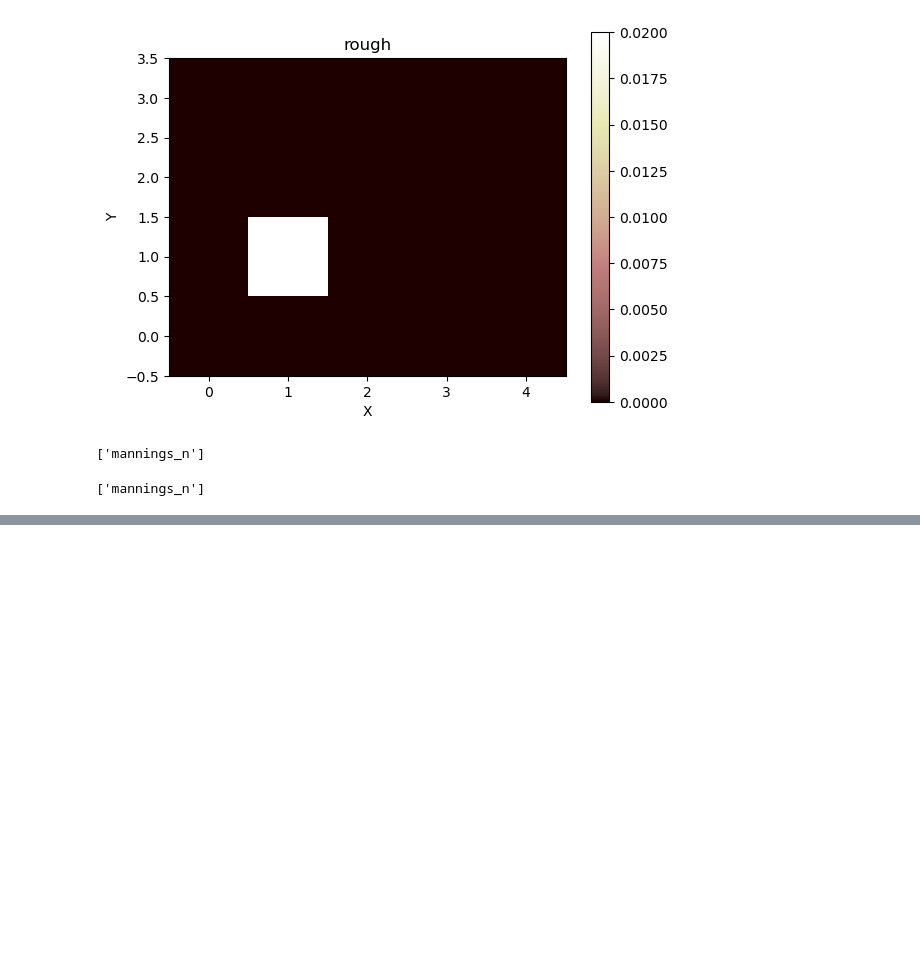
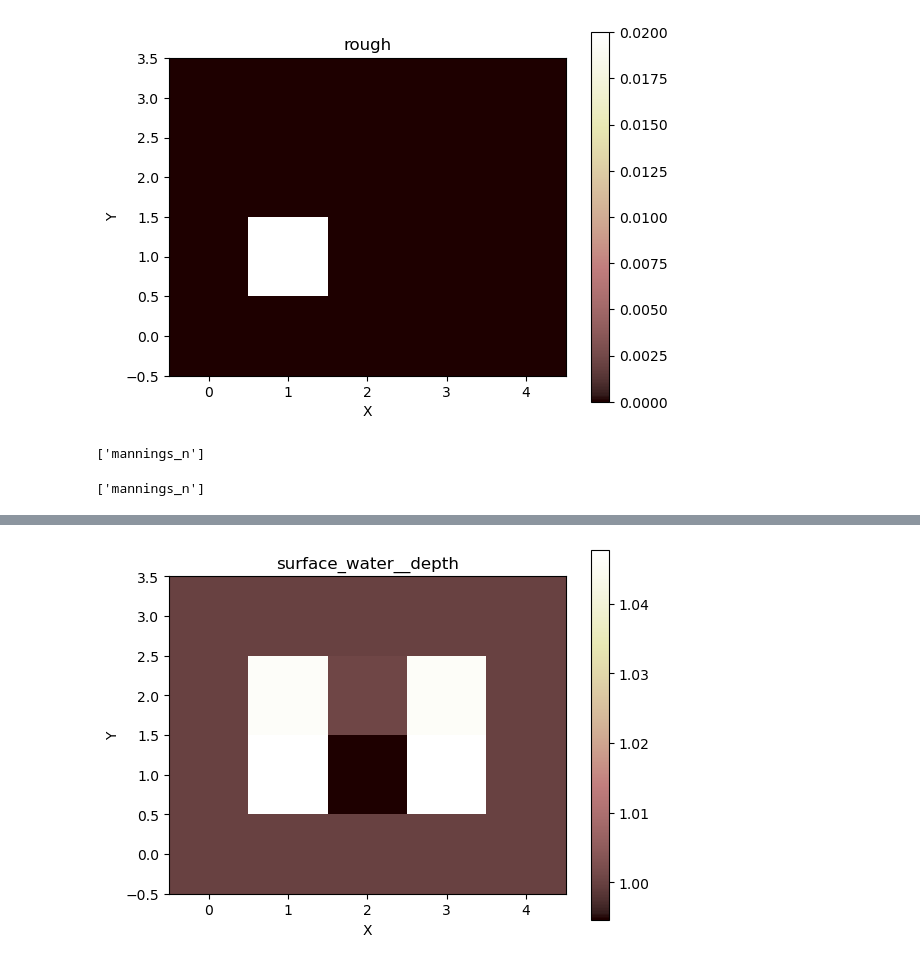
Before and after one commit to csdms-espin/Overland_flow_veg, a Jupyter notebook: overlandflow_scratch.ipynb, the cells around one changed output, grey strips where cells are left out. Drawn from its saved outputs; the diff is of its cells as text; code cells hidden in the pictures; blank space fills up the shorter version.

```diff
--- a/overlandflow_scratch.ipynb
+++ b/overlandflow_scratch.ipynb
@@ -79,0 +96,5 @@ grid.at_link.keys()
+# %%
+figure('water depth')
+imshow.imshow_grid_at_node(grid, "surface_water__depth")
+# %% [output]
+[figure, added]
```
Also changed, not shown: parts of 2 cells of this notebook.
